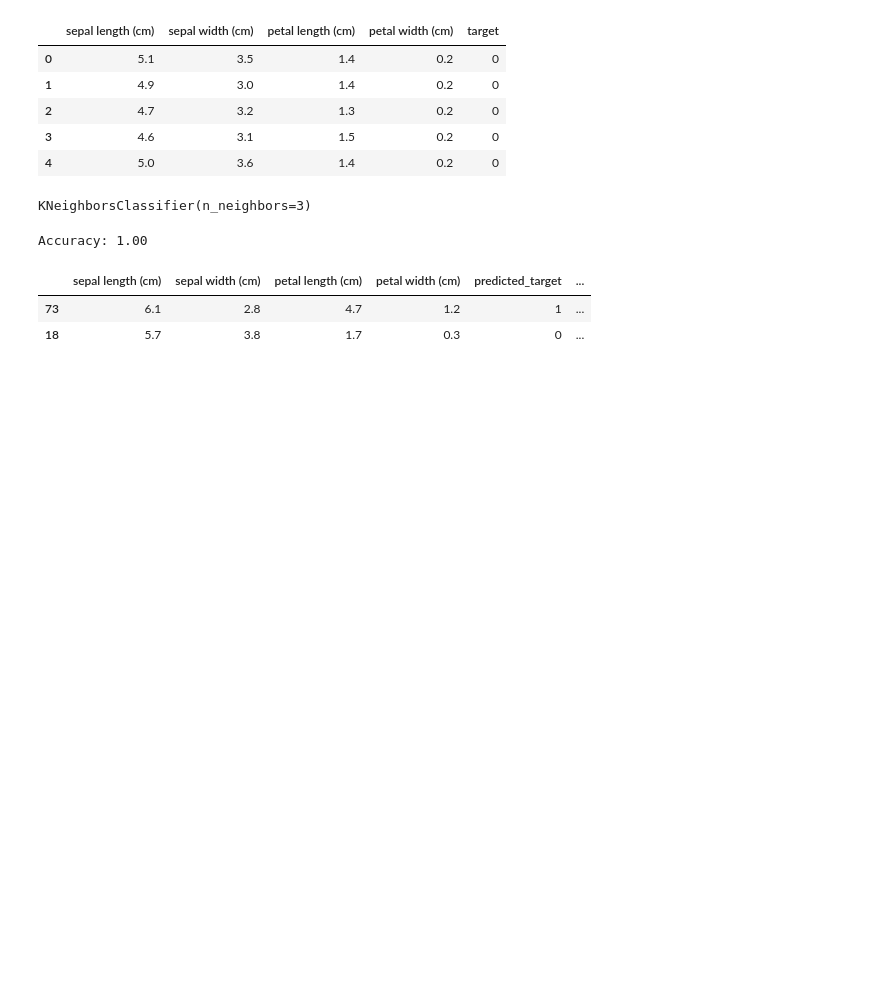
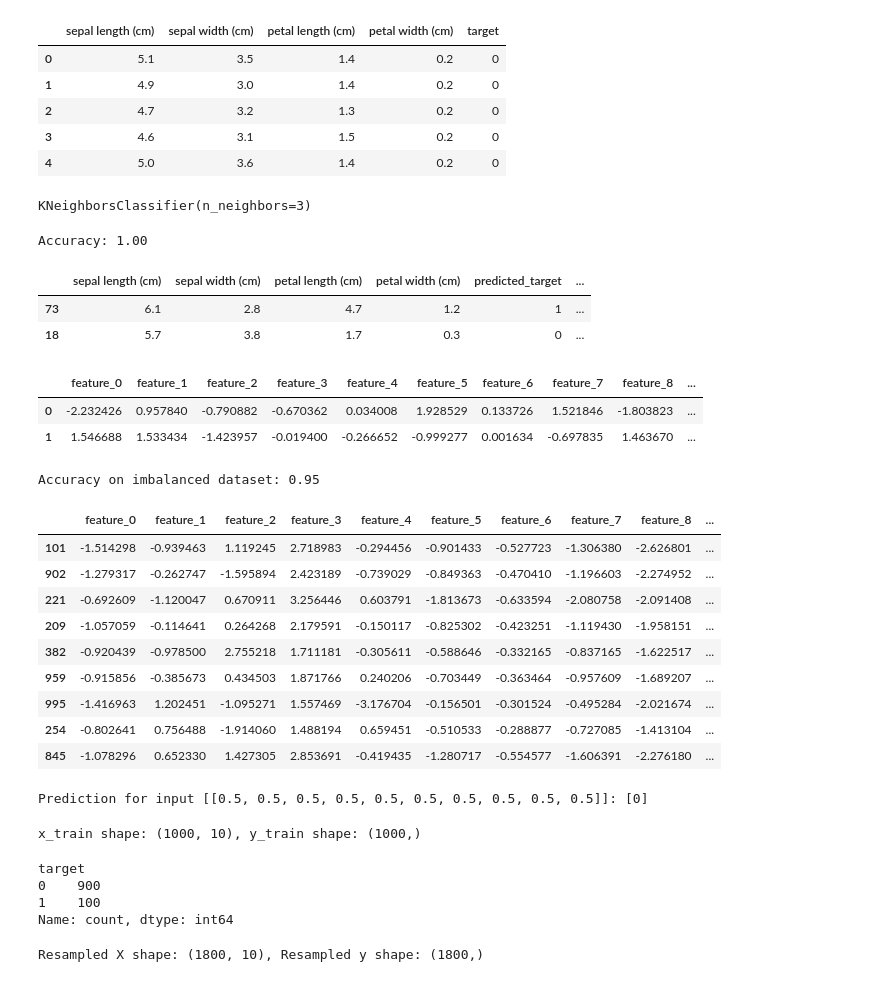
Before and after one commit to rahul8879/ai-ml-akila, a Jupyter notebook: machine_learning/01_knn.ipynb, the cells around one changed output. Saved outputs shown, nothing was run; the diff lists cells and outputs as text; code cells hidden in the pictures; blank space fills up the shorter version.

```diff
--- a/machine_learning/01_knn.ipynb
+++ b/machine_learning/01_knn.ipynb
@@ -44,0 +51,72 @@ x_test_copy.head(2)
+# %%
+# lets create imbalanced dataset
+X, y = make_classification(n_samples=1000, n_features=10, n_informative=2,
+                           n_redundant=5, n_clusters_per_class=1, weights=[0.90, 0.10], flip_y=0, random_state=42)
+#n_redundant = 10 # here we define number of redundant features : why because we want to create imbalanced dataset
+df = pd.DataFrame(X, columns=[f'feature_{i}' for i in range(X.shape[1])])
+df['target'] = y
+df.head(2)
+# %% [output]
+|  | feature_0 | feature_1 | feature_2 | feature_3 | feature_4 | feature_5 | feature_6 | feature_7 | feature_8 | ... |
+| 0 | -2.232426 | 0.957840 | -0.790882 | -0.670362 | 0.034008 | 1.928529 | 0.133726 | 1.521846 | -1.803823 | ... |
+| 1 | 1.546688 | 1.533434 | -1.423957 | -0.019400 | -0.266652 | -0.999277 | 0.001634 | -0.697835 | 1.463670 | ... |
+# %%
+# split the data
+X = df.drop('target', axis=1)
+y = df['target']
+x_train, x_test, y_train, y_test = train_test_split(X, y, test_size=0.2, random_state=42)
+
+knn = KNeighborsClassifier(n_neighbors=3)
+knn.fit(x_train, y_train)
+
+y_pred = knn.predict(x_test)
+# checking accuracy
+accuracy = accuracy_score(y_test, y_pred)
+print(f"Accuracy on imbalanced dataset: {accuracy:.2f}")
+# %% [output]
+Accuracy on imbalanced dataset: 0.95
+# %%
+# copy of x_test
+x_test_copy = x_test.copy()
+x_test_copy['predicted_target'] = y_pred
+x_test_copy['actual_target'] = y_test.values
+# filter where predicted target is 1 but actual target is 0
+x_test_copy[(x_test_copy['predicted_target'] == 0) & (x_test_copy['actual_target'] == 1)]
+# %% [output]
+|  | feature_0 | feature_1 | feature_2 | feature_3 | feature_4 | feature_5 | feature_6 | feature_7 | feature_8 | ... |
+| 101 | -1.514298 | -0.939463 | 1.119245 | 2.718983 | -0.294456 | -0.901433 | -0.527723 | -1.306380 | -2.626801 | ... |
+| 902 | -1.279317 | -0.262747 | -1.595894 | 2.423189 | -0.739029 | -0.849363 | -0.470410 | -1.196603 | -2.274952 | ... |
+| 221 | -0.692609 | -1.120047 | 0.670911 | 3.256446 | 0.603791 | -1.813673 | -0.633594 | -2.080758 | -2.091408 | ... |
+| 209 | -1.057059 | -0.114641 | 0.264268 | 2.179591 | -0.150117 | -0.825302 | -0.423251 | -1.119430 | -1.958151 | ... |
+| 382 | -0.920439 | -0.978500 | 2.755218 | 1.711181 | -0.305611 | -0.588646 | -0.332165 | -0.837165 | -1.622517 | ... |
+| 959 | -0.915856 | -0.385673 | 0.434503 | 1.871766 | 0.240206 | -0.703449 | -0.363464 | -0.957609 | -1.689207 | ... |
+| 995 | -1.416963 | 1.202451 | -1.095271 | 1.557469 | -3.176704 | -0.156501 | -0.301524 | -0.495284 | -2.021674 | ... |
+| 254 | -0.802641 | 0.756488 | -1.914060 | 1.488194 | 0.659451 | -0.510533 | -0.288877 | -0.727085 | -1.413104 | ... |
+| 845 | -1.078296 | 0.652330 | 1.427305 | 2.853691 | -0.419435 | -1.280717 | -0.554577 | -1.606391 | -2.276180 | ... |
+# %%
+# pass new input to the model
+input = [[0.5]*10]
+prediction = knn.predict(input)
+print(f"Prediction for input {input}: {prediction}")
+# %% [output]
+Prediction for input [[0.5, 0.5, 0.5, 0.5, 0.5, 0.5, 0.5, 0.5, 0.5, 0.5]]: [0]
+# %%
+# lets check the shape x_train and y_train
+print(f"x_train shape: {X.shape}, y_train shape: {y.shape}")
+# %% [output]
+x_train shape: (1000, 10), y_train shape: (1000,)
+# %%
+y.value_counts()
+# %% [output]
+target
+0    900
+1    100
+Name: count, dtype: int64
+# %%
+# oversampling the minority class using SMOTE
+from imblearn.over_sampling import SMOTE
+smote = SMOTE(random_state=42)
+X_resampled, y_resampled = smote.fit_resample(X, y)
+print(f"Resampled X shape: {X_resampled.shape}, Resampled y shape: {y_resampled.shape}")
+# %% [output]
+Resampled X shape: (1800, 10), Resampled y shape: (1800,)
```
Also changed, not shown: parts of 6 cells of this notebook, 1 other file.
